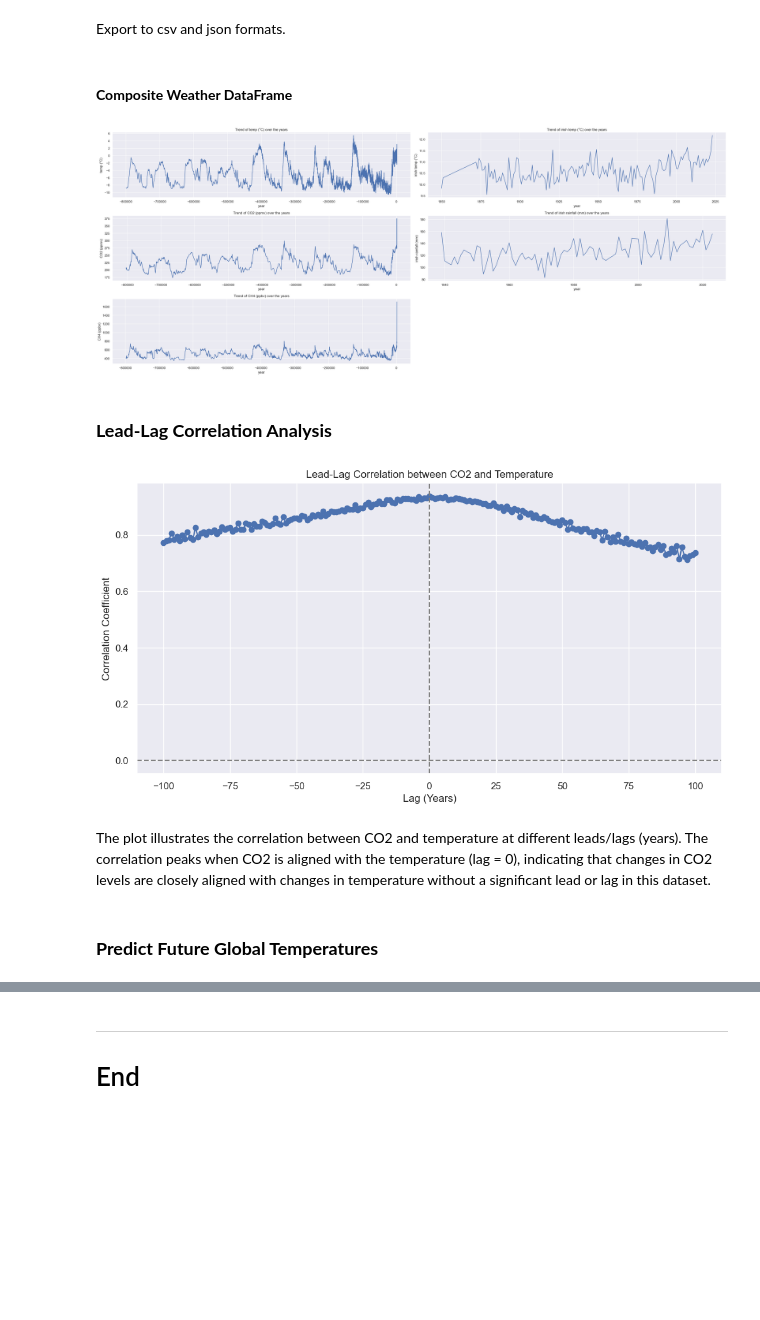
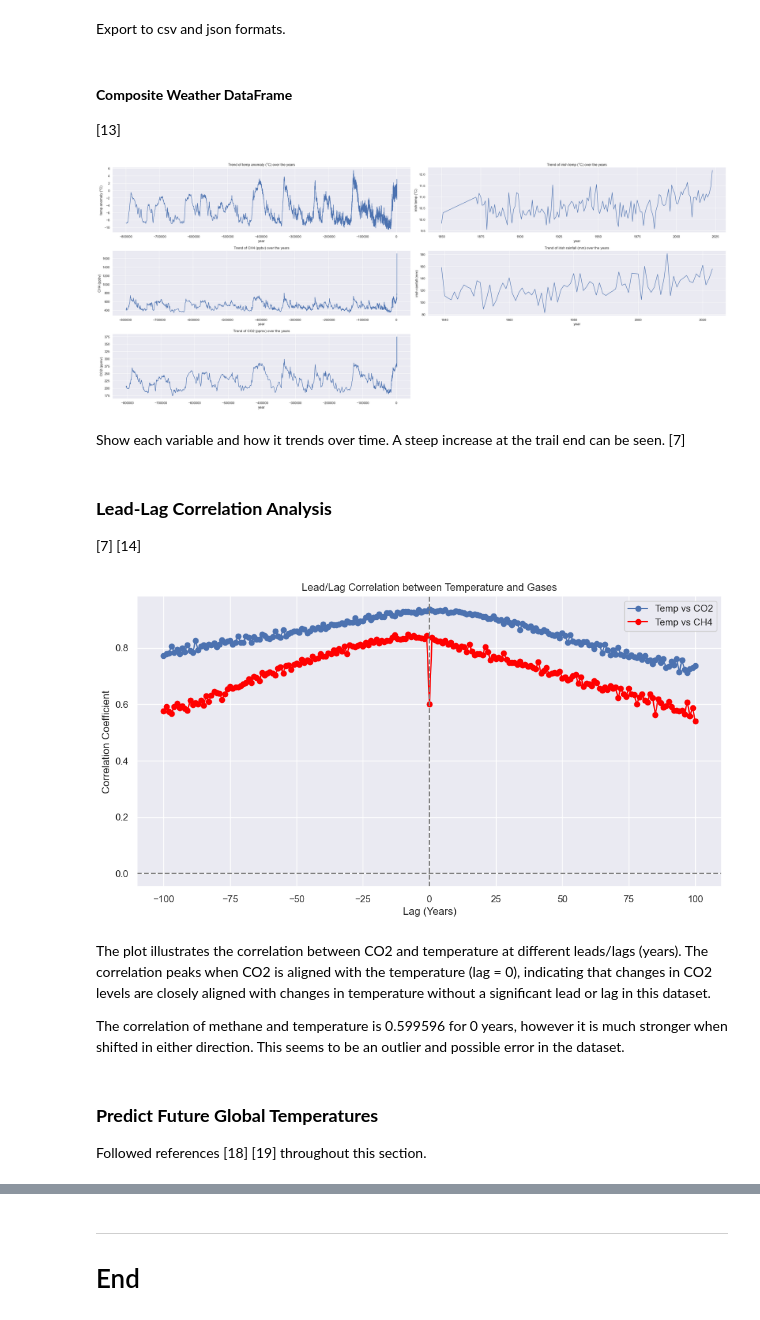
Before and after one commit to damienfarrell/prog-data-project-2, a Jupyter notebook: project_2.ipynb, the cells around one changed output, grey strips where cells are left out. Drawn from its saved outputs; the diff is of its cells as text; code cells hidden in the pictures; blank space fills up the shorter version.

```diff
--- a/project_2.ipynb
+++ b/project_2.ipynb
@@ -96,14 +88,12 @@ rows = [line.split() for line in table_lines[1:]]
 # Create a Antarctic Temperature DataFrame
 antarctic_temp_df = pd.DataFrame(rows, columns=columns)
 numeric_columns = ["Bag", "ztop", "Age", "Deuterium", "Temperature"]
-antarctic_temp_df[numeric_columns] = antarctic_temp_df[numeric_columns].apply(
-    pd.to_numeric, errors="coerce"
-)
+antarctic_temp_df[numeric_columns] = antarctic_temp_df[numeric_columns].apply(pd.to_numeric, errors="coerce")
 
 # Transforming the Antarctic Temperature DataFrame
 antarctic_temp_df = antarctic_temp_df.dropna().reset_index(drop=True)
 antarctic_temp_df.drop(["Bag", "ztop", "Deuterium"], axis=1, inplace=True)
 antarctic_temp_df["year"] = present_year - antarctic_temp_df["Age"].astype(int)
 antarctic_temp_df.drop(["Age"], axis=1, inplace=True)
-antarctic_temp_df.rename(columns={"Temperature": "temp (°C)"}, inplace=True)
+antarctic_temp_df.rename(columns={"Temperature": "temp anomaly (°C)"}, inplace=True)
 antarctic_temp_df = antarctic_temp_df.drop_duplicates(subset="year")
@@ -226,7 +200,7 @@ antarctic_df['CO2 (ppmv)'] = antarctic_df['CO2 (ppmv)_x'].combine_first(antarcti
 antarctic_df.drop(['CO2 (ppmv)_x', 'CO2 (ppmv)_y'], axis=1, inplace=True)
 
 # Filter the dataset to remove rows where all of temp, CO2, and CH4 are NaN
-antarctic_df = antarctic_df.dropna(subset=["temp (°C)", "CO2 (ppmv)", "CH4 (ppbv)"], how="all")
+antarctic_df = antarctic_df.dropna(subset=["temp anomaly (°C)", "CO2 (ppmv)", "CH4 (ppbv)"], how="all")
 # %%
 antarctic_df
 # %% [output]
@@ -418,9 +394,11 @@ df.to_json('./export/weather.json')
 # %% [markdown]
 #### **Composite Weather DataFrame**
+
+[13]
 # %%
 plt.figure(figsize=(30, 12))
 
-variables = ['temp (°C)', 'irish temp (°C)', 'CO2 (ppmv)', 'irish rainfall (mm)', 'CH4 (ppbv)']
+variables = ["temp anomaly (°C)", "irish temp (°C)", "CH4 (ppbv)", "irish rainfall (mm)", "CO2 (ppmv)"]
 
 for i, var in enumerate(variables, 1):
     plt.subplot(3, 2, i)
@@ -428,32 +406,45 @@ for i, var in enumerate(variables, 1):
     plt.title(f'Trend of {var} over the years')
     plt.tight_layout()
 # %% [output]
-[figure, old version]
+[figure, new version]
+# %% [markdown]
+Show each variable and how it trends over time. A steep increase at the trail end can be seen. [7]
 # %% [markdown]
 ### **Lead-Lag Correlation Analysis**
+
+[7] [14]
 # %%
-correlation_matrix = df.corr()
-
 lead_lag_steps = range(-100, 101)  # A range of 200 years before and after
-lead_lag_correlations = []
+lead_lag_correlations_temp_co2 = []
+lead_lag_correlations_temp_ch4 = []
 
 for step in lead_lag_steps:
-    shifted_df = df[['temp (°C)', 'CO2 (ppmv)']].copy()
+    shifted_df = df[['temp anomaly (°C)', 'CO2 (ppmv)', 'CH4 (ppbv)']].copy()
     shifted_df['CO2 (ppmv)'] = shifted_df['CO2 (ppmv)'].shift(step)
-    corr = shifted_df.corr().iloc[0, 1]
-    lead_lag_correlations.append(corr)
+    shifted_df['CH4 (ppbv)'] = shifted_df['CH4 (ppbv)'].shift(step)
+    corr_temp_co2 = shifted_df.corr().iloc[0, 1]  # Temperature vs CO2 correlation
+    corr_temp_ch4 = shifted_df.corr().iloc[0, 2]  # Temperature vs CH4 correlation
+    lead_lag_correlations_temp_co2.append(corr_temp_co2)
+    lead_lag_correlations_temp_ch4.append(corr_temp_ch4)
 
+# Visualizing the correlation with lead/lag
 plt.figure(figsize=(12, 6))
-plt.plot(lead_lag_steps, lead_lag_correlations, marker='o')
-plt.title('Lead-Lag Correlation between CO2 and Temperature')
+plt.plot(lead_lag_steps, lead_lag_correlations_temp_co2, label='Temp vs CO2', marker='o')
+plt.plot(lead_lag_steps, lead_lag_correlations_temp_ch4, label='Temp vs CH4', marker='o', color='red')
+plt.title('Lead/Lag Correlation between Temperature and Gases')
 plt.xlabel('Lag (Years)')
 plt.ylabel('Correlation Coefficient')
 plt.axhline(y=0, color='gray', linestyle='--')
 plt.axvline(x=0, color='gray', linestyle='--')
+plt.legend()
 plt.grid(True)
 # %% [output]
-[figure, old version]
+[figure, new version]
 # %% [markdown]
 The plot illustrates the correlation between CO2 and temperature at different leads/lags (years). The correlation peaks when CO2 is aligned with the temperature (lag = 0), indicating that changes in CO2 levels are closely aligned with changes in temperature without a significant lead or lag in this dataset.
+
+The correlation of methane and temperature is 0.599596 for 0 years, however it is much stronger when shifted in either direction. This seems to be an outlier and possible error in the dataset.
 # %% [markdown]
 ### **Predict Future Global Temperatures**
+
+Followed references [18] [19] throughout this section.
```
Also changed, not shown: parts of 43 cells of this notebook, 2 other files.
